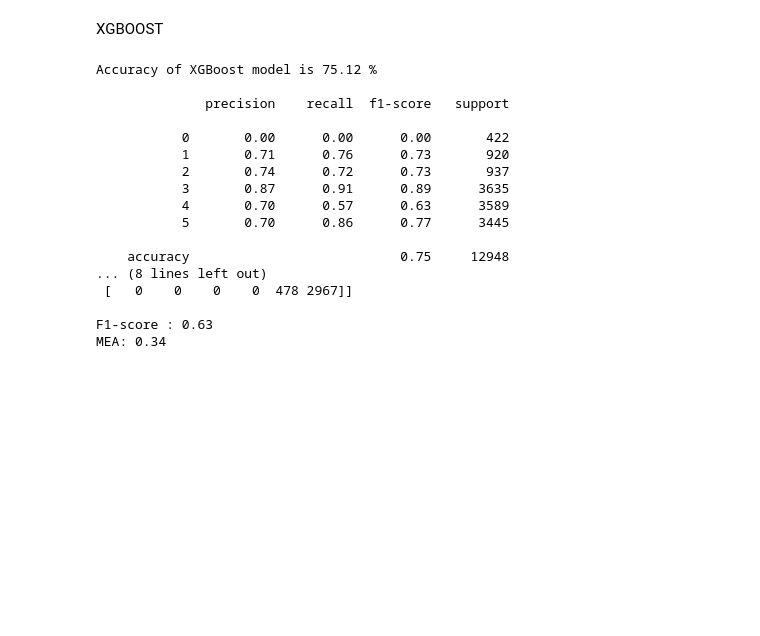
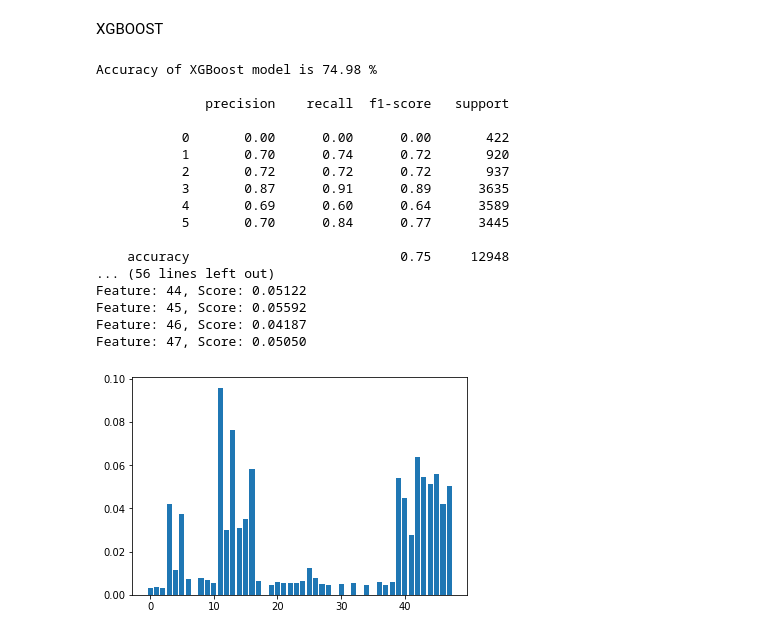
Before and after one commit to pannandayu/MachineLearningClassification_PredictChurnRiskRate_HackerEarth, a Jupyter notebook: (Ver.1) PREDICT CUSTOMER'S CHURN RISK RATE.ipynb, the cells around one changed output. Saved outputs shown, nothing was run; the diff lists cells and outputs as text; code cells hidden in the pictures; blank space fills up the shorter version.

```diff
--- a/(Ver.1) PREDICT CUSTOMER'S CHURN RISK RATE.ipynb
+++ b/(Ver.1) PREDICT CUSTOMER'S CHURN RISK RATE.ipynb
@@ -1052,44 +1076,51 @@ XGBOOST
 # %%
 import xgboost
 from xgboost import XGBClassifier
 from sklearn.metrics import confusion_matrix, accuracy_score, f1_score, classification_report, mean_absolute_error
 
-modelXGB = XGBClassifier(booster='gbtree', eval_metric='merror')
+modelXGB = XGBClassifier(booster='gbtree', eval_metric='merror', max_depth=6)
 modelXGB.fit(X_smote, y_smote)
 
 y_pred_xgb = modelXGB.predict(X_test)
 
 accuracy = accuracy_score(y_test, y_pred_xgb)
 print('Accuracy of XGBoost model is', "{:.2f}".format(accuracy * 100),'%')
 print()
 
 print(classification_report(y_test, y_pred_xgb))
 
 cm = confusion_matrix(y_test, y_pred_xgb)
 print(cm)
 print()
 
 print("F1-score :", "{:.2f}".format(f1_score(y_true=y_test,y_pred=y_pred_xgb,average='macro')))
 
 print(f"MEA:", "{:.2f}".format(mean_absolute_error(y_test, y_pred_xgb)))
+
+importance = modelXGB.feature_importances_
+for i,v in enumerate(importance):
+	print('Feature: %0d, Score: %.5f' % (i,v))
+plt.bar([x for x in range(len(importance))], importance)
+plt.show()
 # %% [output]
-Accuracy of XGBoost model is 75.12 %
+Accuracy of XGBoost model is 74.98 %
 
               precision    recall  f1-score   support
 
            0       0.00      0.00      0.00       422
-           1       0.71      0.76      0.73       920
-           2       0.74      0.72      0.73       937
+           1       0.70      0.74      0.72       920
+           2       0.72      0.72      0.72       937
            3       0.87      0.91      0.89      3635
-           4       0.70      0.57      0.63      3589
-           5       0.70      0.86      0.77      3445
+           4       0.69      0.60      0.64      3589
+           5       0.70      0.84      0.77      3445
 
     accuracy                           0.75     12948
-... (8 lines left out)
- [   0    0    0    0  478 2967]]
-
-F1-score : 0.63
-MEA: 0.34
+... (56 lines left out)
+Feature: 44, Score: 0.05122
+Feature: 45, Score: 0.05592
+Feature: 46, Score: 0.04187
+Feature: 47, Score: 0.05050
+[figure, added]
 # %%
 y_valid = modelXGB.predict(X_validation)
 
```
Also changed, not shown: parts of 4 cells of this notebook.
